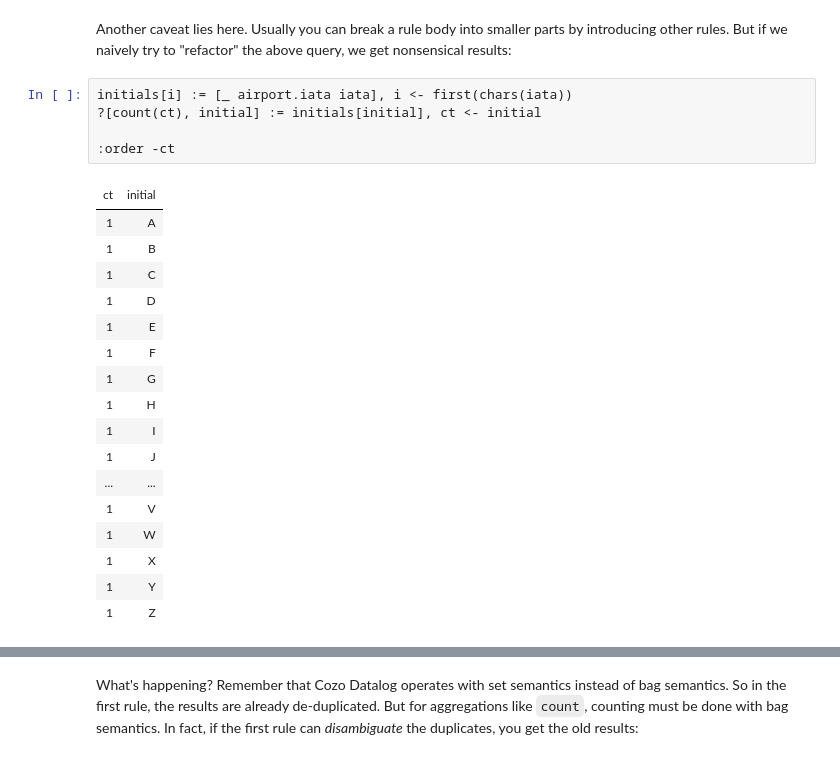
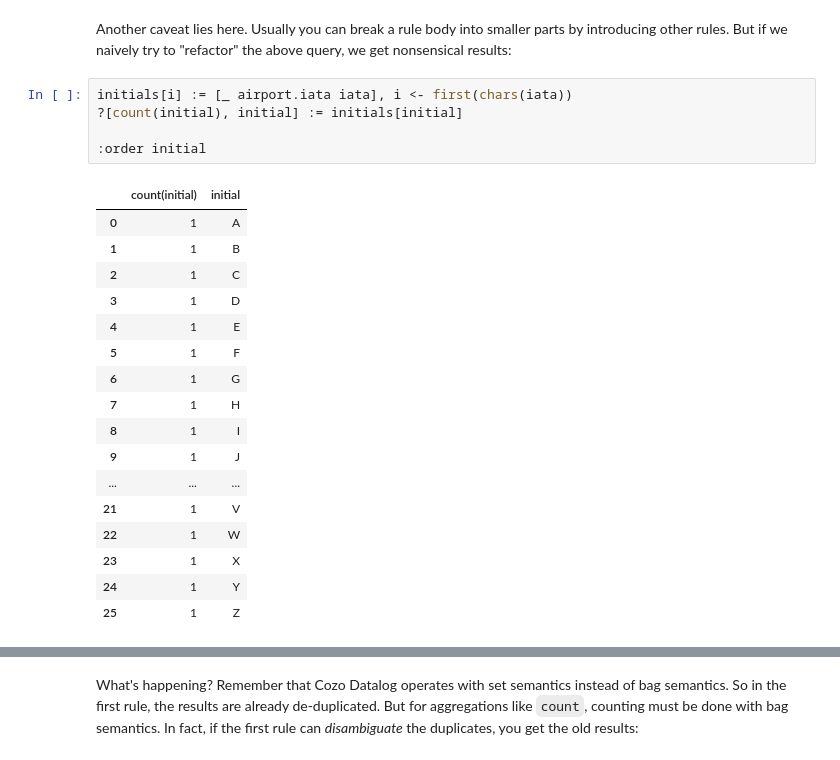
Before and after one commit to cozodb/cozo, a Jupyter notebook: tutorial/3-distillation.ipynb, the cells around one changed output, grey strips where cells are left out. Drawn from its saved outputs; the diff is of its cells as text.

```diff
--- a/tutorial/3-distillation.ipynb
+++ b/tutorial/3-distillation.ipynb
@@ -194,24 +209,24 @@ This gives you the number of airports with different initials. Any non-aggregate
 Another caveat lies here. Usually you can break a rule body into smaller parts by introducing other rules. But if we naively try to "refactor" the above query, we get nonsensical results:
 # %%
 initials[i] := [_ airport.iata iata], i <- first(chars(iata))
-?[count(ct), initial] := initials[initial], ct <- initial
+?[count(initial), initial] := initials[initial]
 
-:order -ct
+:order initial
 # %% [output]
-| ct | initial |
-| 1 | A |
-| 1 | B |
-| 1 | C |
-| 1 | D |
-| 1 | E |
-| 1 | F |
-| 1 | G |
-| 1 | H |
-| 1 | I |
-| 1 | J |
-| ... | ... |
-| 1 | V |
-| 1 | W |
-| 1 | X |
-| 1 | Y |
-| 1 | Z |
+|  | count(initial) | initial |
+| 0 | 1 | A |
+| 1 | 1 | B |
+| 2 | 1 | C |
+| 3 | 1 | D |
+| 4 | 1 | E |
+| 5 | 1 | F |
+| 6 | 1 | G |
+| 7 | 1 | H |
+| 8 | 1 | I |
+| 9 | 1 | J |
+| ... | ... | ... |
+| 21 | 1 | V |
+| 22 | 1 | W |
+| 23 | 1 | X |
+| 24 | 1 | Y |
+| 25 | 1 | Z |
```
Also changed, not shown: parts of 21 cells of this notebook, 10 other files.
